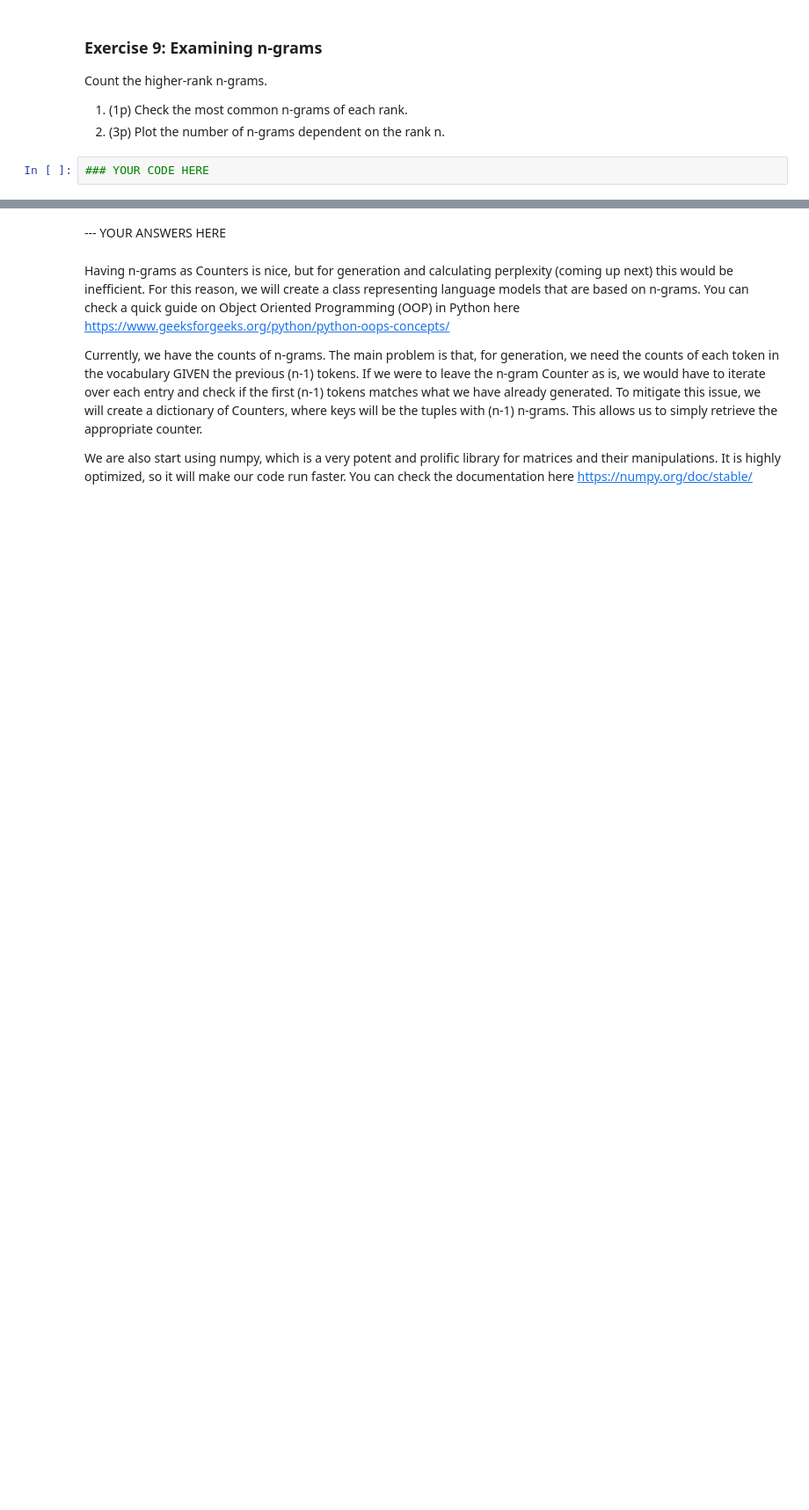
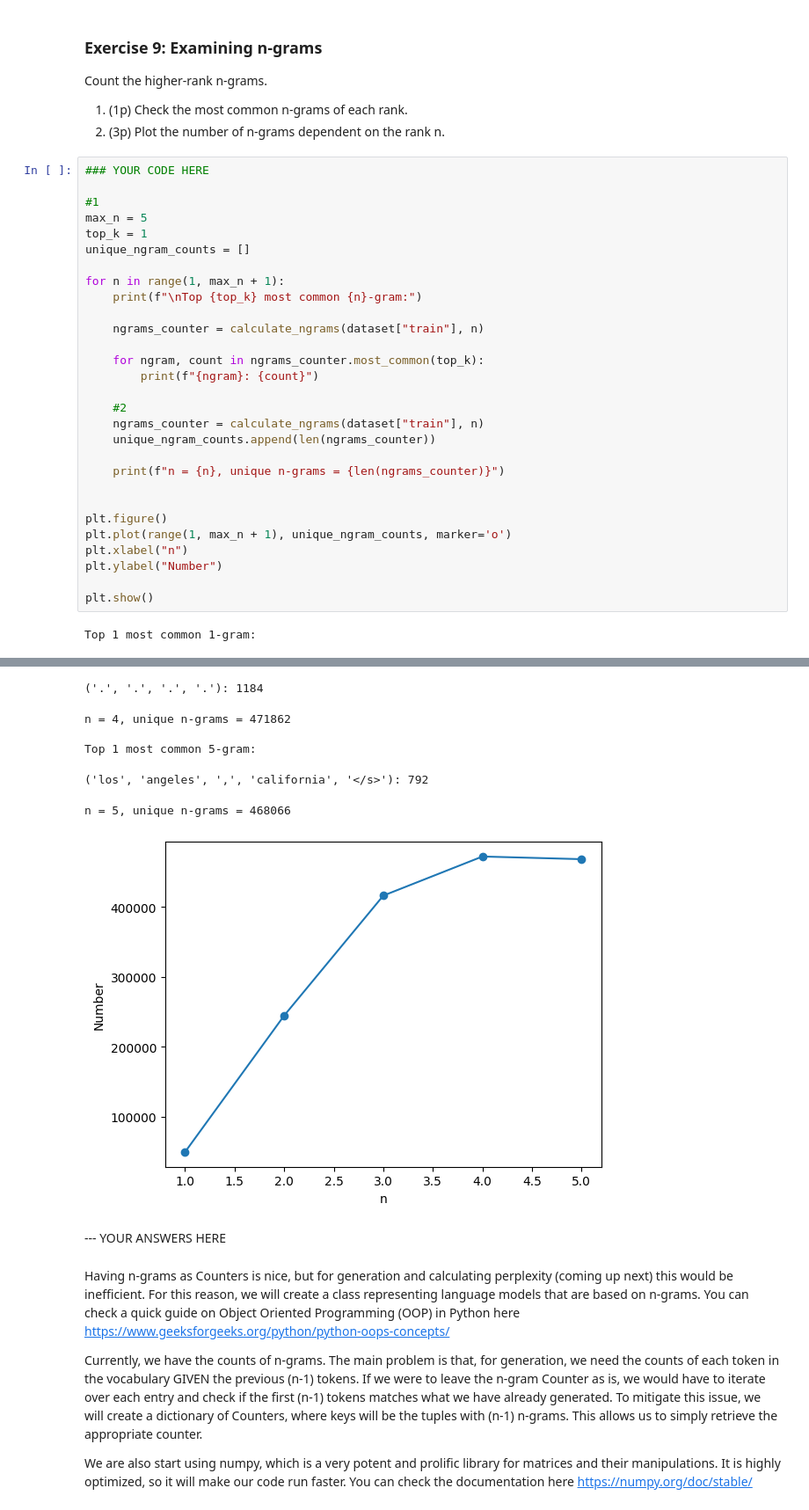
Before and after one commit to lauraa169/NLP_labs, a Jupyter notebook: lab1_empty.ipynb, the cells around one changed output, grey strips where cells are left out. Shown at 88% size. Cells and saved outputs as stored; diff of their text form; blank space fills up the shorter version.

```diff
--- a/lab1_empty.ipynb
+++ b/lab1_empty.ipynb
@@ -870,5 +875,34 @@ print(len(bigrams))
 Count the higher-rank n-grams.
 1. (1p) Check the most common n-grams of each rank.
 2. (3p) Plot the number of n-grams dependent on the rank n.
-# %%
-### YOUR CODE HERE
+# %%
+### YOUR CODE HERE
+
+#1
+max_n = 5
+top_k = 1
+unique_ngram_counts = []
+
+for n in range(1, max_n + 1):
+    print(f"\nTop {top_k} most common {n}-gram:")
+
+    ngrams_counter = calculate_ngrams(dataset["train"], n)
+
+    for ngram, count in ngrams_counter.most_common(top_k):
+        print(f"{ngram}: {count}")
+
+    #2
+    ngrams_counter = calculate_ngrams(dataset["train"], n)
+    unique_ngram_counts.append(len(ngrams_counter))
+
+    print(f"n = {n}, unique n-grams = {len(ngrams_counter)}")
+
+
+plt.figure()
+plt.plot(range(1, max_n + 1), unique_ngram_counts, marker='o')
+plt.xlabel("n")
+plt.ylabel("Number")
+
+plt.show()
+# %% [output]
+Top 1 most common 1-gram:
@@ -875,3 +921,10 @@ Count the higher-rank n-grams.
+('.', '.', '.', '.'): 1184
+n = 4, unique n-grams = 471862
+
+Top 1 most common 5-gram:
+('los', 'angeles', ',', 'california', '</s>'): 792
+n = 5, unique n-grams = 468066
+[figure, added]
 # %% [markdown]
 --- YOUR ANSWERS HERE
 # %% [markdown]
```
Also changed, not shown: parts of 18 cells of this notebook.
